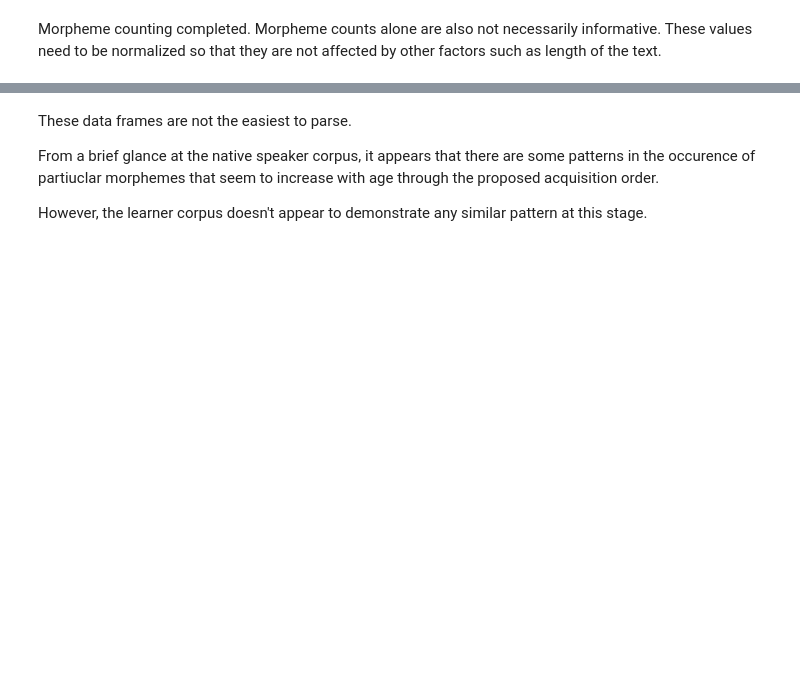
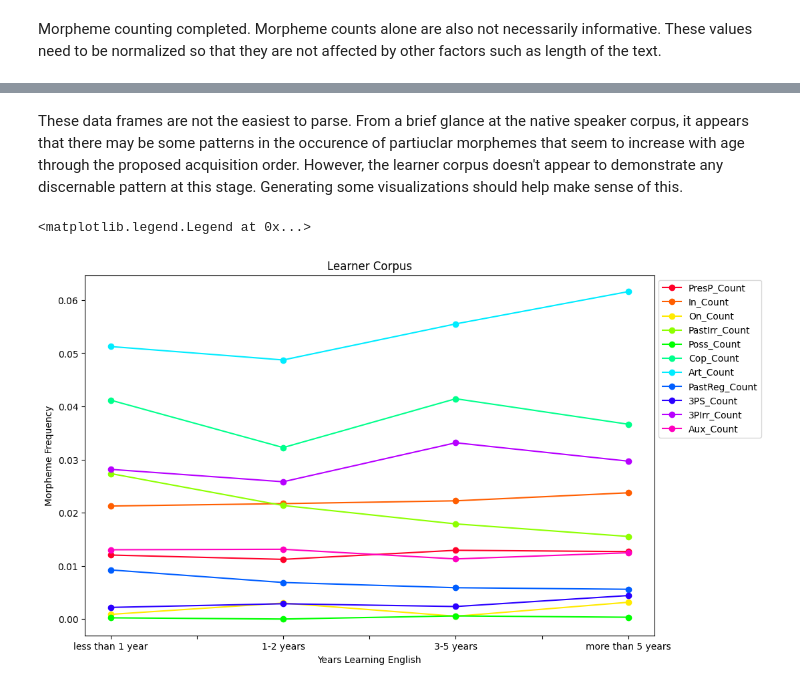
Before and after one commit to Data-Science-for-Linguists-2023/Morpheme-Acquisition-Analysis, a Jupyter notebook: notebooks/data_analysis.ipynb, the cells around one changed output, grey strips where cells are left out. Cells and saved outputs as stored; diff of their text form; code cells hidden in the pictures; blank space fills up the shorter version.

```diff
--- a/notebooks/data_analysis.ipynb
+++ b/notebooks/data_analysis.ipynb
@@ -252,8 +254,11 @@ Lcorp_counts
 | 3-5 years | 0.012935 | 0.022241 | 0.000526 | 0.017896 | 0.000586 | 0.041438 | 0.055516 | 0.005897 | ... |
 | more than 5 years | 0.012690 | 0.023746 | 0.003156 | 0.015538 | 0.000336 | 0.036640 | 0.061591 | 0.005599 | ... |
 # %% [markdown]
-These data frames are not the easiest to parse.
-
-From a brief glance at the native speaker corpus, it appears that there are some patterns in the occurence of partiuclar morphemes that seem to increase with age through the proposed acquisition order.
-
-However, the learner corpus doesn't appear to demonstrate any similar pattern at this stage.
+These data frames are not the easiest to parse. From a brief glance at the native speaker corpus, it appears that there may be some patterns in the occurence of partiuclar morphemes that seem to increase with age through the proposed acquisition order. However, the learner corpus doesn't appear to demonstrate any discernable pattern at this stage. Generating some visualizations should help make sense of this.
+# %%
+ax= Lcorp_counts.plot(use_index=True, figsize= (11,7), colormap= 'gist_rainbow', marker='o',
+                  xlabel= 'Years Learning English', ylabel= 'Morpheme Frequency', title= 'Learner Corpus')
+ax.legend(bbox_to_anchor=(1, 1))
+# %% [output]
+<matplotlib.legend.Legend at 0x...>
+[figure, added]
```
Also changed, not shown: parts of 5 cells of this notebook.
